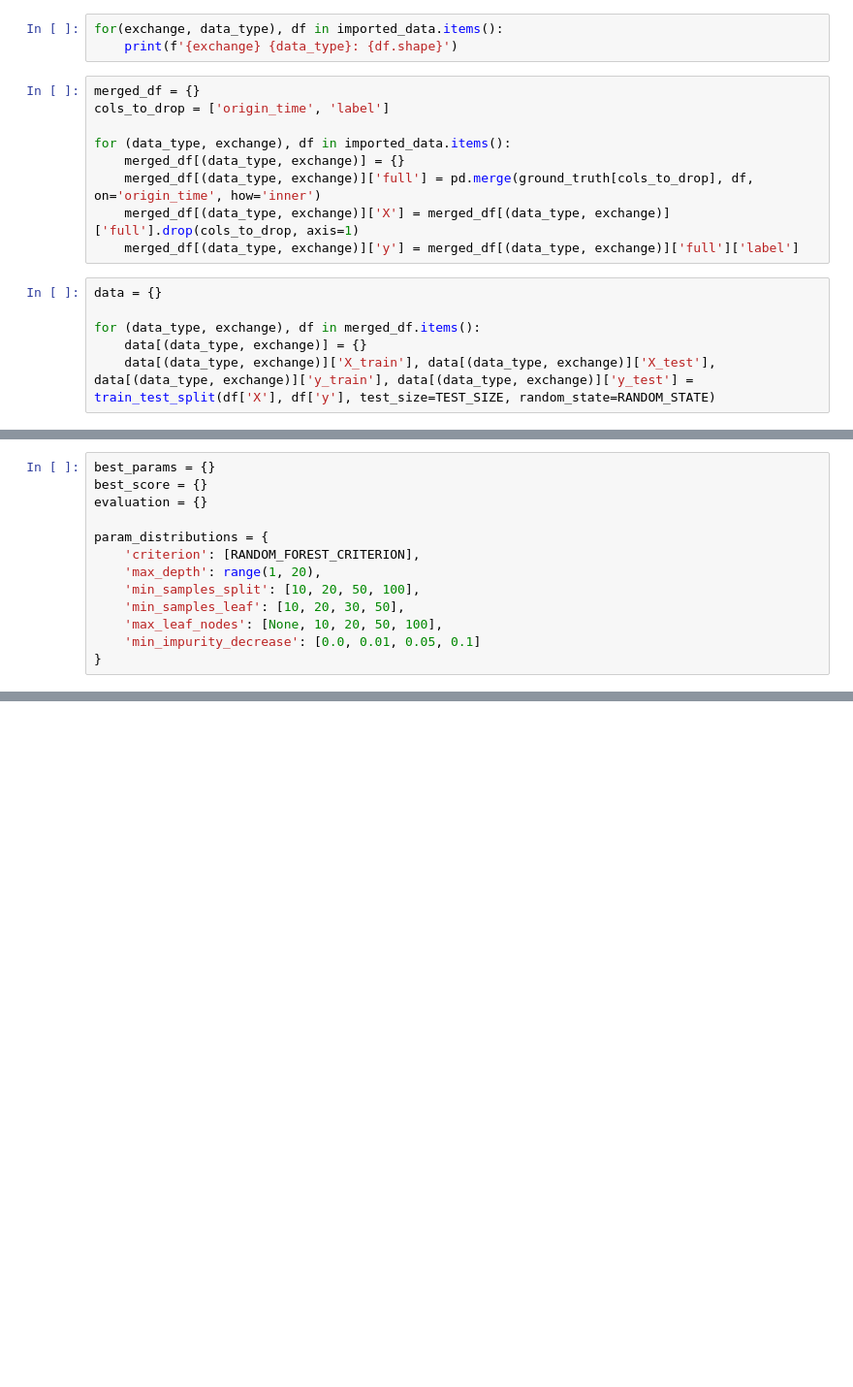
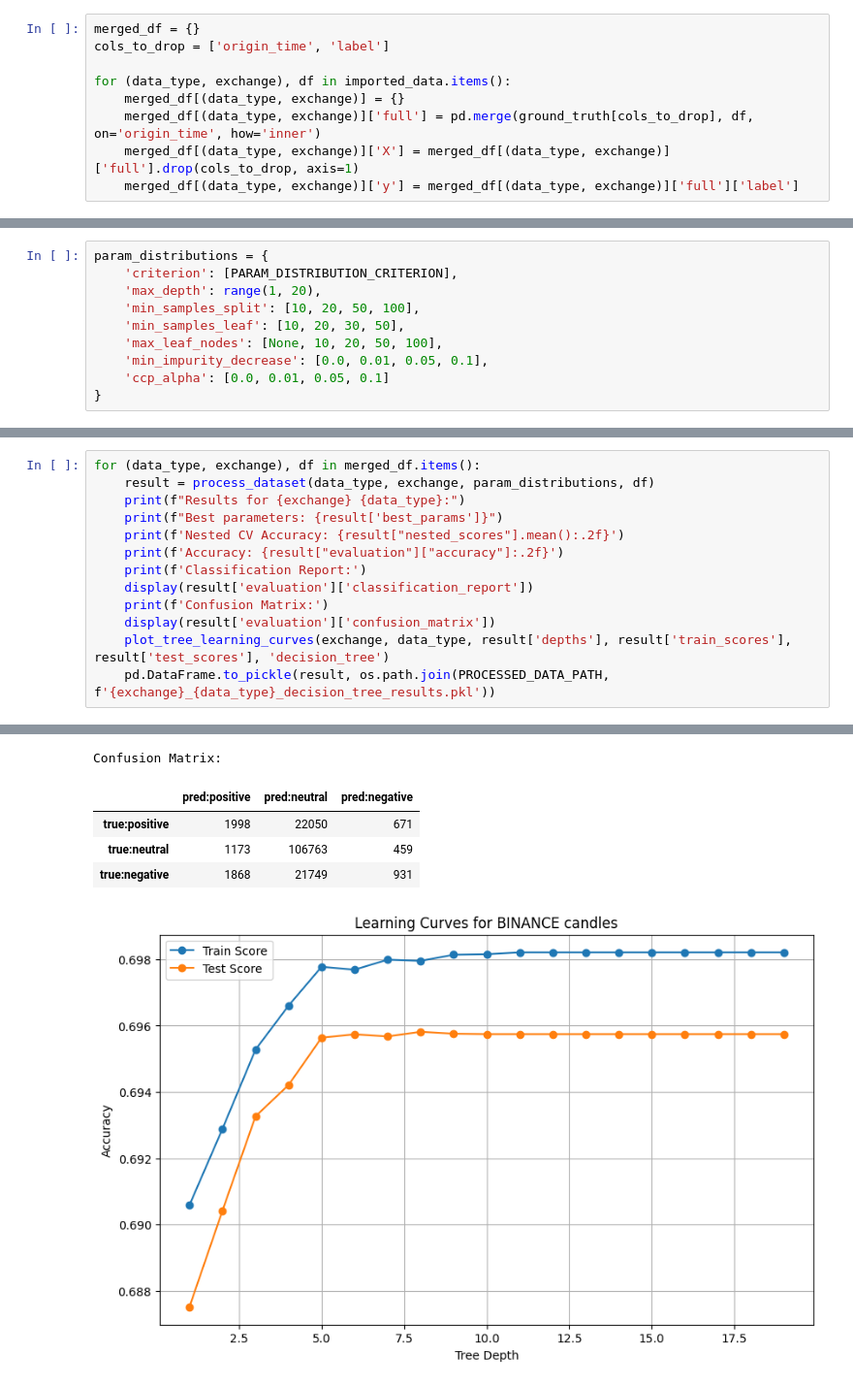
Before and after one commit to francescoperagine/big_data_bitcoin_forecasting, a Jupyter notebook: notebooks/decision_tree.ipynb, the cells around one changed output, grey strips where cells are left out. Shown: that part at 97% size. Cells and saved outputs as stored; diff of their text form; blank space fills up the shorter version.

```diff
--- a/notebooks/decision_tree.ipynb
+++ b/notebooks/decision_tree.ipynb
@@ -33,8 +32,5 @@ for exchange in EXCHANGES:
     imported_data[(CANDLES, exchange)] = pd.read_parquet(os.path.join(INTERIM_DATA_PATH, f'{exchange}_{CANDLES}_pca_data.parquet'))
     imported_data[(ORDERBOOKS, exchange)] = pd.read_parquet(os.path.join(INTERIM_DATA_PATH, f'{exchange}_{ORDERBOOKS}_pca_data.parquet'))
-# %%
-for(exchange, data_type), df in imported_data.items():
-    print(f'{exchange} {data_type}: {df.shape}')
 # %%
 merged_df = {}
 cols_to_drop = ['origin_time', 'label']
@@ -44,9 +40,3 @@ for (data_type, exchange), df in imported_data.items():
     merged_df[(data_type, exchange)]['full'] = pd.merge(ground_truth[cols_to_drop], df, on='origin_time', how='inner')
     merged_df[(data_type, exchange)]['X'] = merged_df[(data_type, exchange)]['full'].drop(cols_to_drop, axis=1)
     merged_df[(data_type, exchange)]['y'] = merged_df[(data_type, exchange)]['full']['label']
-# %%
-data = {}
-
-for (data_type, exchange), df in merged_df.items():
-    data[(data_type, exchange)] = {}
-    data[(data_type, exchange)]['X_train'], data[(data_type, exchange)]['X_test'], data[(data_type, exchange)]['y_train'], data[(data_type, exchange)]['y_test'] = train_test_split(df['X'], df['y'], test_size=TEST_SIZE, random_state=RANDOM_STATE)
@@ -58,13 +110,10 @@ for (data_type, exchange), df in merged_df.items():
 # %%
-best_params = {}
-best_score = {}
-evaluation = {}
-
 param_distributions = {
-    'criterion': [RANDOM_FOREST_CRITERION],
+    'criterion': [PARAM_DISTRIBUTION_CRITERION],
     'max_depth': range(1, 20),
     'min_samples_split': [10, 20, 50, 100],
     'min_samples_leaf': [10, 20, 30, 50],
     'max_leaf_nodes': [None, 10, 20, 50, 100],
-    'min_impurity_decrease': [0.0, 0.01, 0.05, 0.1]
+    'min_impurity_decrease': [0.0, 0.01, 0.05, 0.1],
+    'ccp_alpha': [0.0, 0.01, 0.05, 0.1]
 }
@@ -144,0 +137,14 @@ pd.DataFrame.to_pickle(best_score, os.path.join(PROCESSED_DATA_PATH, f'decision_
+# %%
+for (data_type, exchange), df in merged_df.items():
+    result = process_dataset(data_type, exchange, param_distributions, df)
+    print(f"Results for {exchange} {data_type}:")
+    print(f"Best parameters: {result['best_params']}")
+    print(f'Nested CV Accuracy: {result["nested_scores"].mean():.2f}')
+    print(f'Accuracy: {result["evaluation"]["accuracy"]:.2f}')
+    print(f'Classification Report:')
+    display(result['evaluation']['classification_report'])
+    print(f'Confusion Matrix:')
+    display(result['evaluation']['confusion_matrix'])
+    plot_tree_learning_curves(exchange, data_type, result['depths'], result['train_scores'], result['test_scores'], 'decision_tree')
+    pd.DataFrame.to_pickle(result, os.path.join(PROCESSED_DATA_PATH, f'{exchange}_{data_type}_decision_tree_results.pkl'))
+# %% [output]
@@ -144,0 +163,6 @@ pd.DataFrame.to_pickle(best_score, os.path.join(PROCESSED_DATA_PATH, f'decision_
+Confusion Matrix:
+|  | pred:positive | pred:neutral | pred:negative |
+| true:positive | 1998 | 22050 | 671 |
+| true:neutral | 1173 | 106763 | 459 |
+| true:negative | 1868 | 21749 | 931 |
+[figure, added]
```
Also changed, not shown: parts of 11 cells of this notebook, 5 other files.
